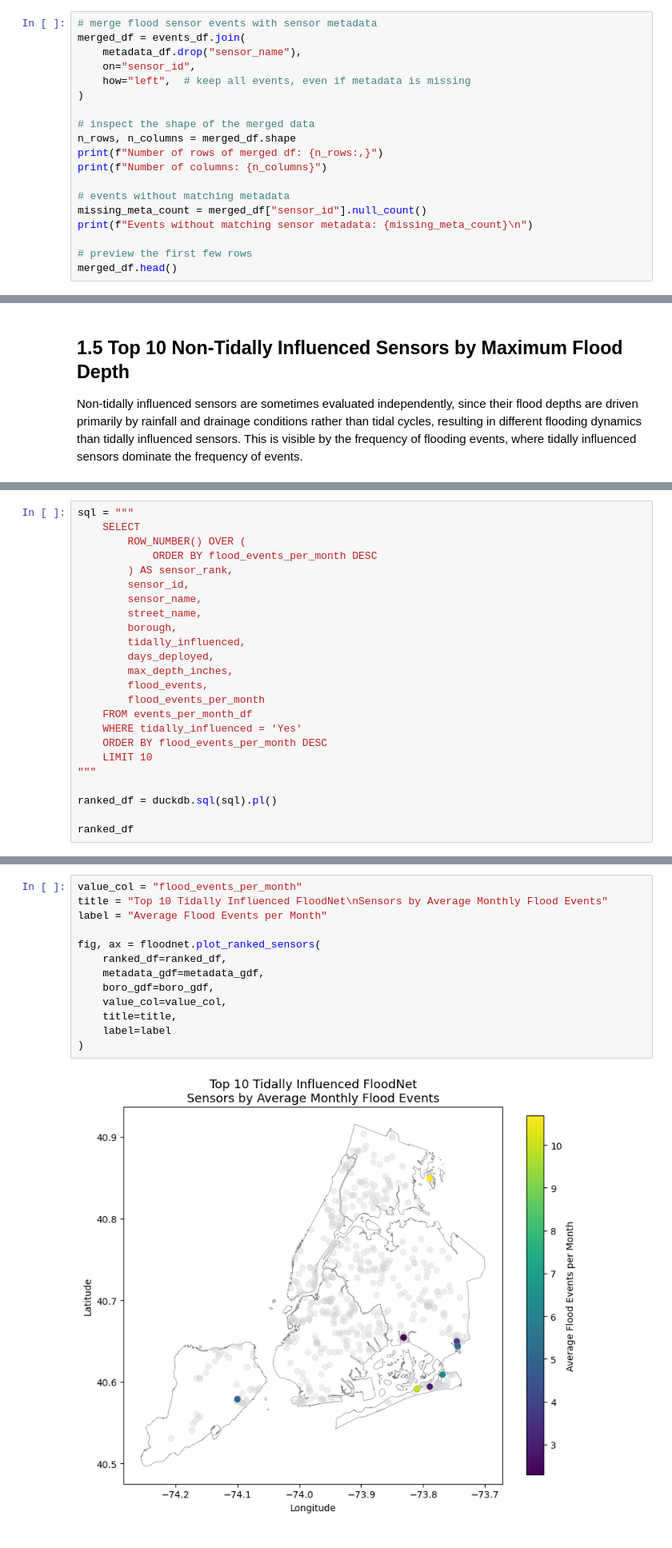
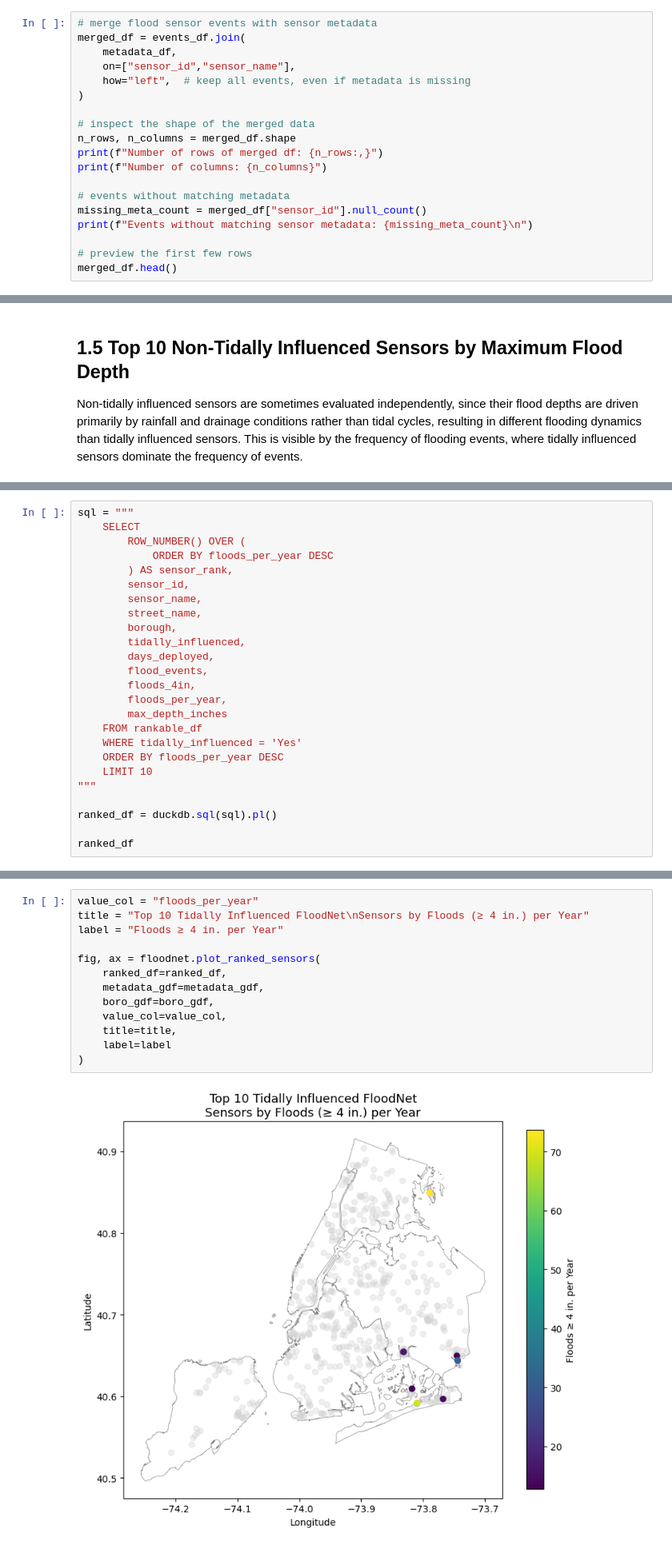
Before and after one commit to mebauer/floodnet-nyc-tutorial, a Jupyter notebook: 02-sensor-rankings.ipynb, the cells around one changed output, grey strips where cells are left out. Shown at 80% size. Saved outputs shown, nothing was run; the diff lists cells and outputs as text.

```diff
--- a/02-sensor-rankings.ipynb
+++ b/02-sensor-rankings.ipynb
@@ -162,8 +162,8 @@ Number of columns: 13
 # %%
 # merge flood sensor events with sensor metadata
 merged_df = events_df.join(
-    metadata_df.drop("sensor_name"),
-    on="sensor_id",
+    metadata_df,
+    on=["sensor_id","sensor_name"],
     how="left",  # keep all events, even if metadata is missing
 )
 
@@ -689,7 +714,7 @@ shape: (5, 9)
 sql = """
     SELECT
         ROW_NUMBER() OVER (
-            ORDER BY flood_events_per_month DESC
+            ORDER BY floods_per_year DESC
         ) AS sensor_rank,
         sensor_id,
         sensor_name,
@@ -697,12 +722,13 @@ sql = """
         borough,
         tidally_influenced,
         days_deployed,
-        max_depth_inches,
         flood_events,
-        flood_events_per_month
-    FROM events_per_month_df
+        floods_4in,
+        floods_per_year,
+        max_depth_inches
+    FROM rankable_df
     WHERE tidally_influenced = 'Yes'
-    ORDER BY flood_events_per_month DESC
+    ORDER BY floods_per_year DESC
     LIMIT 10
 """
 
@@ -726,16 +752,16 @@ shape: (10, 10)
 # %%
-value_col = "flood_events_per_month"
-title = "Top 10 Tidally Influenced FloodNet\nSensors by Average Monthly Flood Events"
-label = "Average Flood Events per Month"
+value_col = "floods_per_year"
+title = "Top 10 Tidally Influenced FloodNet\nSensors by Floods (≥ 4 in.) per Year"
+label = "Floods ≥ 4 in. per Year"
 
 fig, ax = floodnet.plot_ranked_sensors(
     ranked_df=ranked_df,
     metadata_gdf=metadata_gdf,
     boro_gdf=boro_gdf,
     value_col=value_col,
     title=title,
     label=label
 )
 # %% [output]
-[figure, old version]
+[figure, new version]
 # %% [markdown]
```
Also changed, not shown: parts of 37 cells of this notebook, 3 other files.
